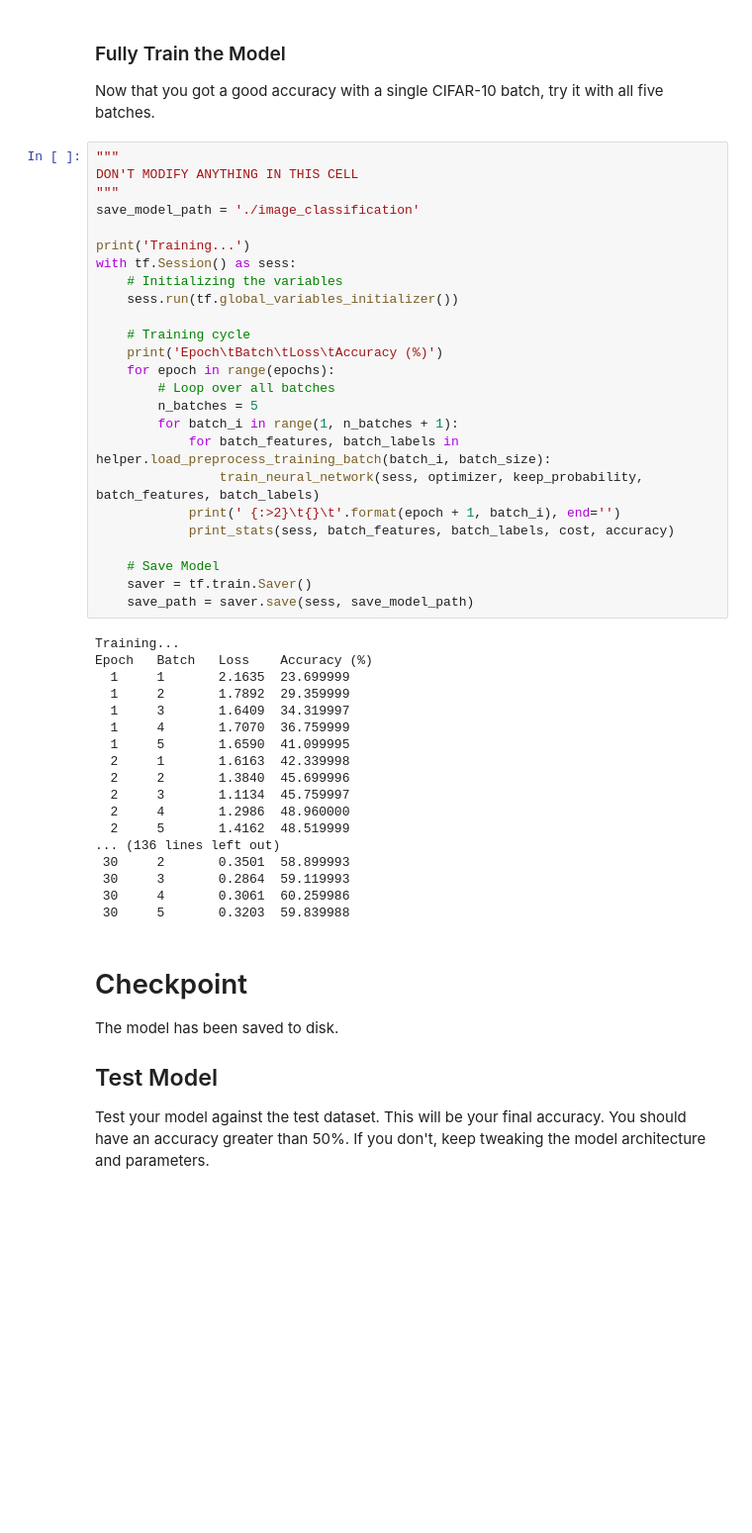
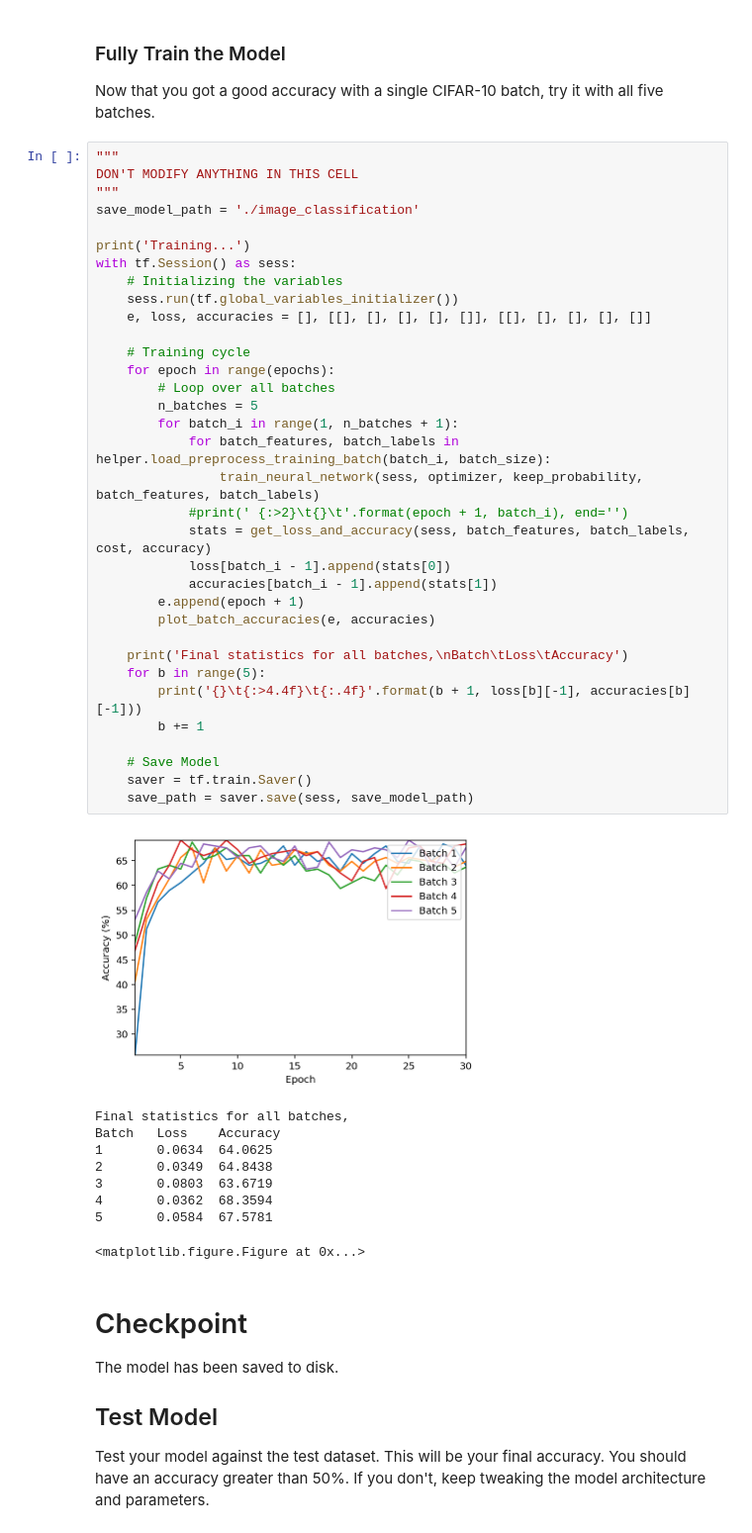
Before and after one commit to ajaybhat/DLND, a Jupyter notebook: Project 2/dlnd_image_classification.ipynb, the cells around one changed output. Shown at 99% size. Saved outputs shown, nothing was run; the diff lists cells and outputs as text; blank space fills up the shorter version.

```diff
--- a/Project 2/dlnd_image_classification.ipynb
+++ b/Project 2/dlnd_image_classification.ipynb
@@ -514,46 +533,47 @@ Now that you got a good accuracy with a single CIFAR-10 batch, try it with all f
 # %%
 """
 DON'T MODIFY ANYTHING IN THIS CELL
 """
 save_model_path = './image_classification'
 
 print('Training...')
 with tf.Session() as sess:
     # Initializing the variables
     sess.run(tf.global_variables_initializer())
+    e, loss, accuracies = [], [[], [], [], [], []], [[], [], [], [], []]
 
     # Training cycle
-    print('Epoch\tBatch\tLoss\tAccuracy (%)')
     for epoch in range(epochs):
         # Loop over all batches
         n_batches = 5
         for batch_i in range(1, n_batches + 1):
             for batch_features, batch_labels in helper.load_preprocess_training_batch(batch_i, batch_size):
                 train_neural_network(sess, optimizer, keep_probability, batch_features, batch_labels)
-            print(' {:>2}\t{}\t'.format(epoch + 1, batch_i), end='')
-            print_stats(sess, batch_features, batch_labels, cost, accuracy)
+            #print(' {:>2}\t{}\t'.format(epoch + 1, batch_i), end='')
+            stats = get_loss_and_accuracy(sess, batch_features, batch_labels, cost, accuracy)
+            loss[batch_i - 1].append(stats[0])
+            accuracies[batch_i - 1].append(stats[1])
+        e.append(epoch + 1)
+        plot_batch_accuracies(e, accuracies)
+
+    print('Final statistics for all batches,\nBatch\tLoss\tAccuracy')
+    for b in range(5):
+        print('{}\t{:>4.4f}\t{:.4f}'.format(b + 1, loss[b][-1], accuracies[b][-1]))
+        b += 1
 
     # Save Model
     saver = tf.train.Saver()
     save_path = saver.save(sess, save_model_path)
 # %% [output]
+[figure, added]
-Training...
-Epoch   Batch   Loss    Accuracy (%)
-  1     1       2.1635  23.699999
-  1     2       1.7892  29.359999
-  1     3       1.6409  34.319997
-  1     4       1.7070  36.759999
-  1     5       1.6590  41.099995
-  2     1       1.6163  42.339998
-  2     2       1.3840  45.699996
-  2     3       1.1134  45.759997
-  2     4       1.2986  48.960000
-  2     5       1.4162  48.519999
-... (136 lines left out)
- 30     2       0.3501  58.899993
- 30     3       0.2864  59.119993
- 30     4       0.3061  60.259986
- 30     5       0.3203  59.839988
+Final statistics for all batches,
+Batch   Loss    Accuracy
+1       0.0634  64.0625
+2       0.0349  64.8438
+3       0.0803  63.6719
+4       0.0362  68.3594
+5       0.0584  67.5781
+<matplotlib.figure.Figure at 0x...>
 # %% [markdown]
 # Checkpoint
 The model has been saved to disk.
```
Also changed, not shown: parts of 11 cells of this notebook, 1 other file.
